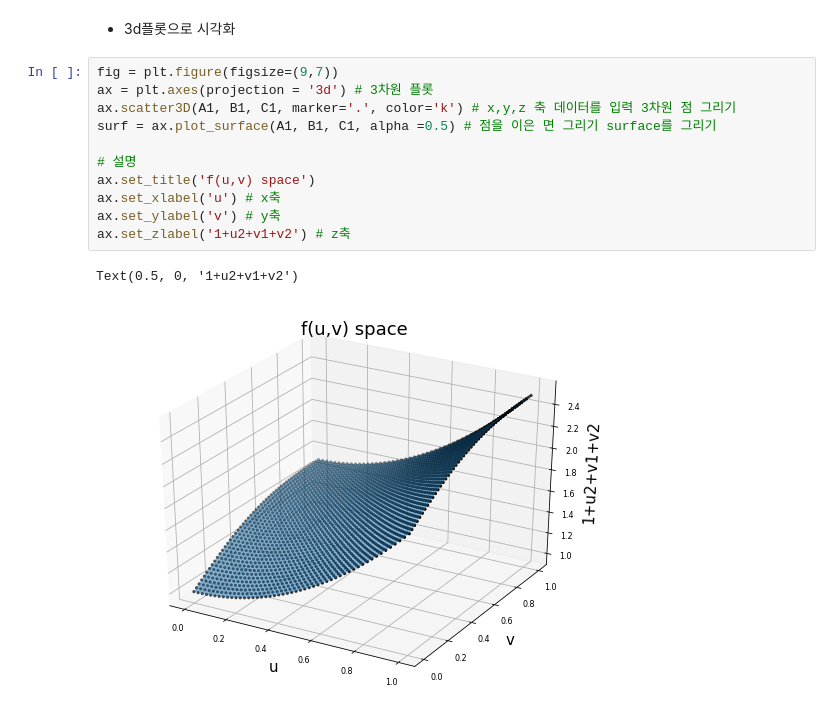
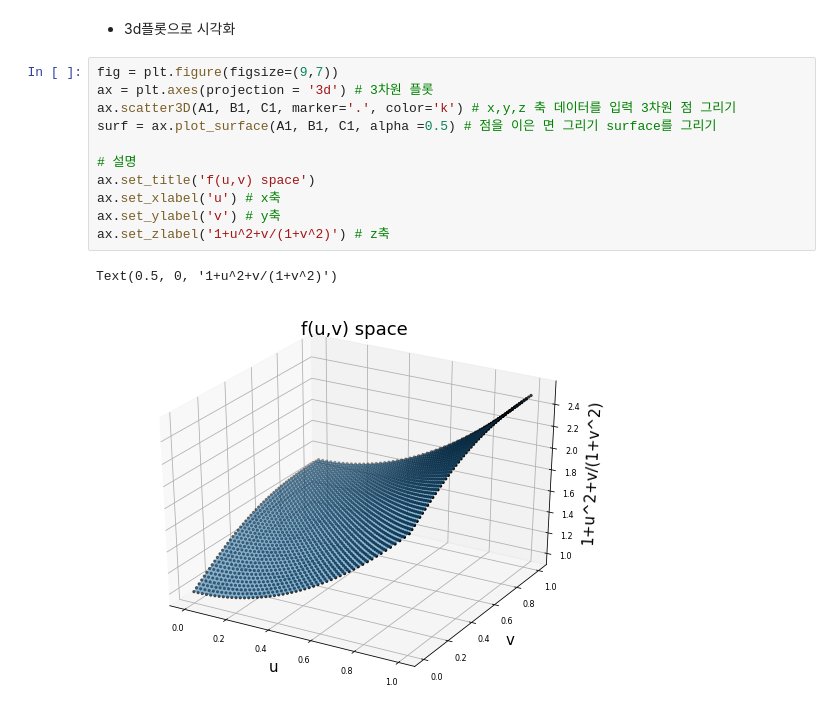
Before and after one commit to LeeHuiJong/DataAnalysis_ML, a Jupyter notebook: ch05_02_기초수학_다변수함수와벡터함수.ipynb, the cells around one changed output. Cells and saved outputs as stored; diff of their text form.

```diff
--- a/ch05_02_기초수학_다변수함수와벡터함수.ipynb
+++ b/ch05_02_기초수학_다변수함수와벡터함수.ipynb
@@ -573,14 +574,14 @@ X.shape, Y.shape, A1.shape, B1.shape, C1.shape
 # %%
 fig = plt.figure(figsize=(9,7))
 ax = plt.axes(projection = '3d') # 3차원 플롯
 ax.scatter3D(A1, B1, C1, marker='.', color='k') # x,y,z 축 데이터를 입력 3차원 점 그리기
 surf = ax.plot_surface(A1, B1, C1, alpha =0.5) # 점을 이은 면 그리기 surface를 그리기
 
 # 설명
 ax.set_title('f(u,v) space')
 ax.set_xlabel('u') # x축
 ax.set_ylabel('v') # y축
-ax.set_zlabel('1+u2+v1+v2') # z축
+ax.set_zlabel('1+u^2+v/(1+v^2)') # z축
 # %% [output]
-Text(0.5, 0, '1+u2+v1+v2')
+Text(0.5, 0, '1+u^2+v/(1+v^2)')
-[figure, old version]
+[figure, new version]
```
Also changed, not shown: parts of 4 cells of this notebook.
